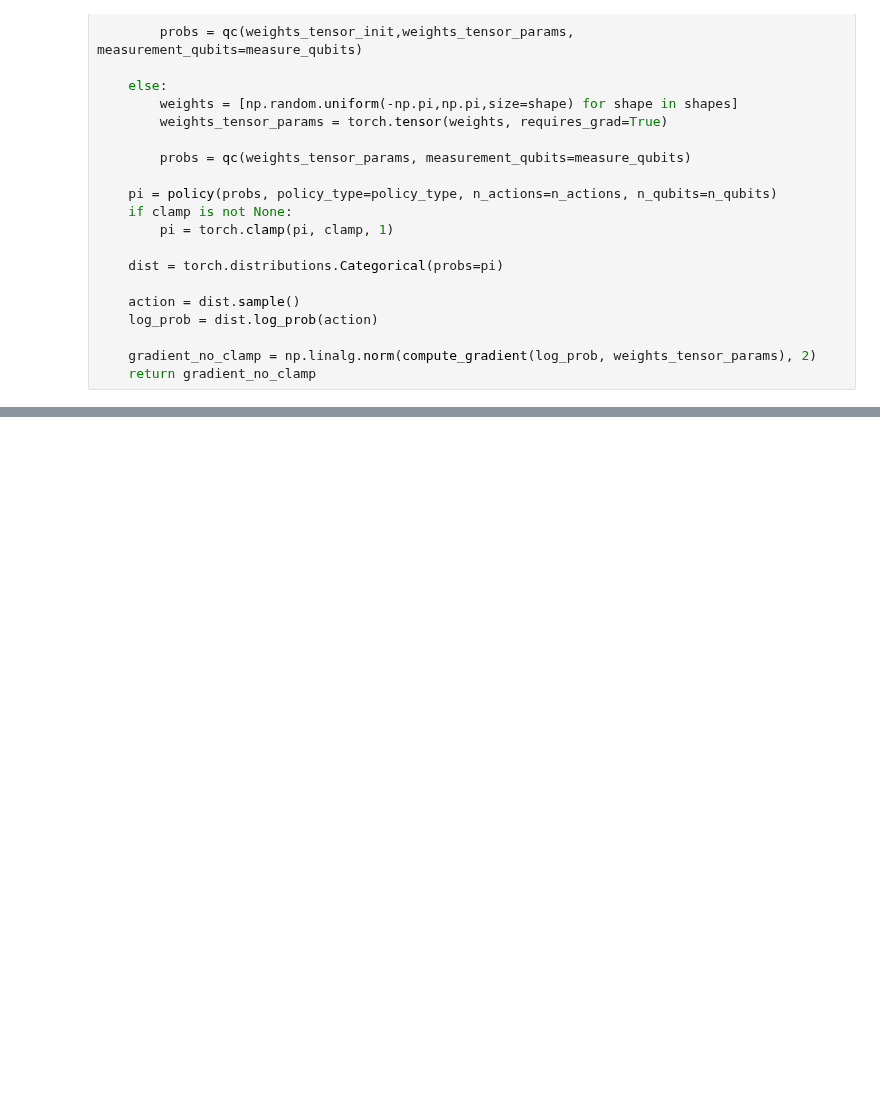
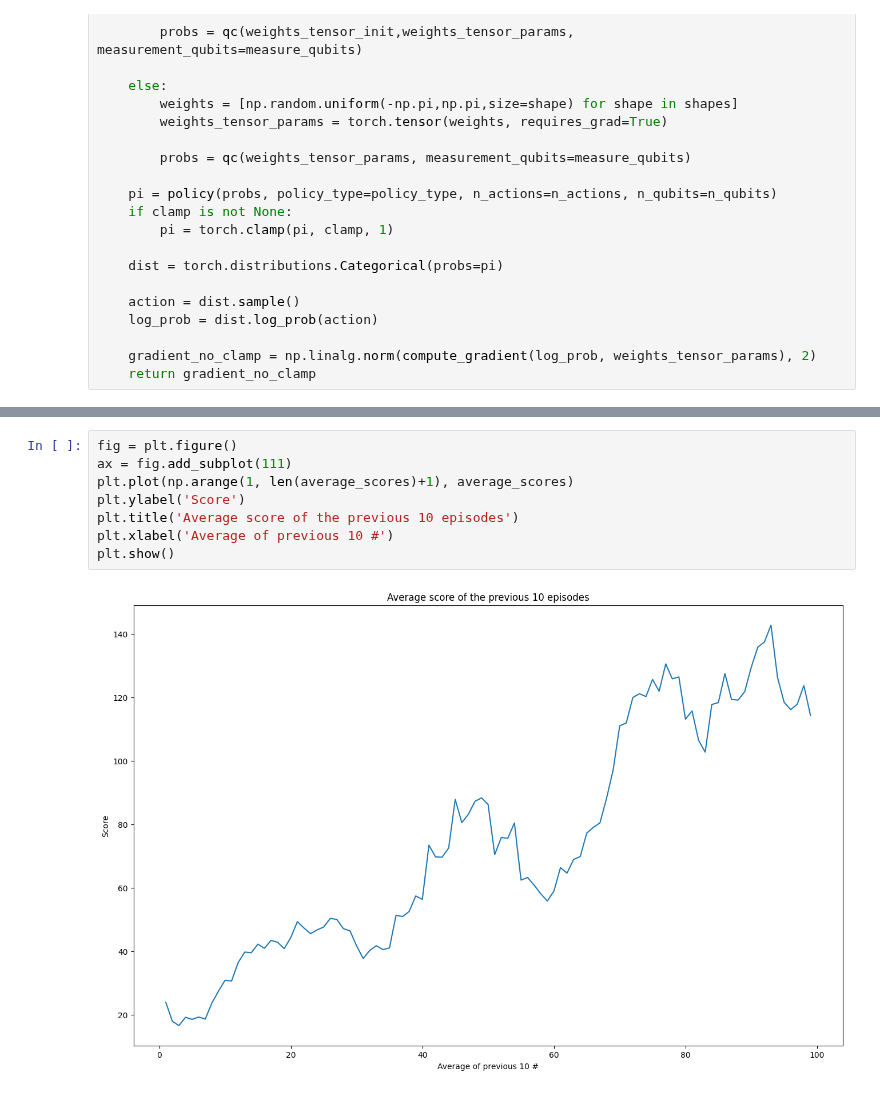
Before and after one commit to bernardombsoares/VQC_PolicyGradients, a Jupyter notebook: Work/pennytorch.ipynb, the cells around one changed output, grey strips where cells are left out. Cells and saved outputs as stored; diff of their text form; blank space fills up the shorter version.

```diff
--- a/Work/pennytorch.ipynb
+++ b/Work/pennytorch.ipynb
@@ -432,0 +622,10 @@ tensor([0.7464, 0.2536])
+# %%
+fig = plt.figure()
+ax = fig.add_subplot(111)
+plt.plot(np.arange(1, len(average_scores)+1), average_scores)
+plt.ylabel('Score')
+plt.title('Average score of the previous 10 episodes')
+plt.xlabel('Average of previous 10 #')
+plt.show()
+# %% [output]
+[figure, added]
```
Also changed, not shown: parts of 10 cells of this notebook.
